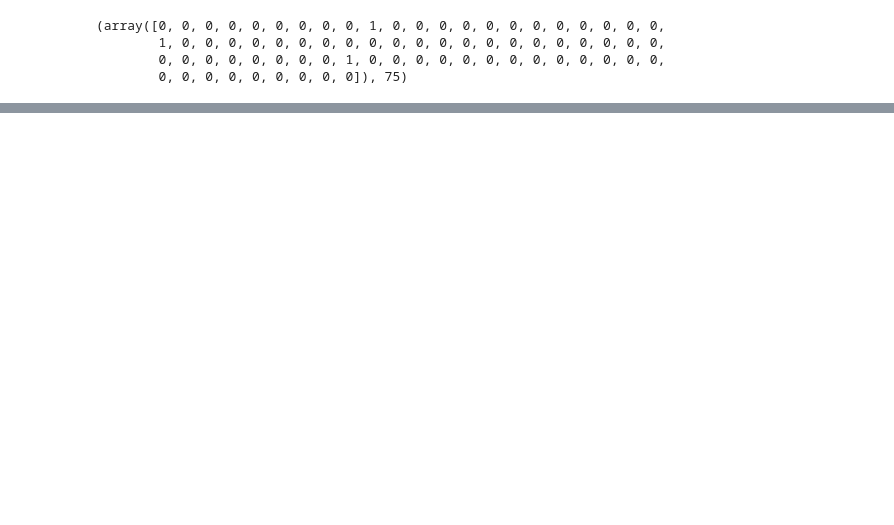
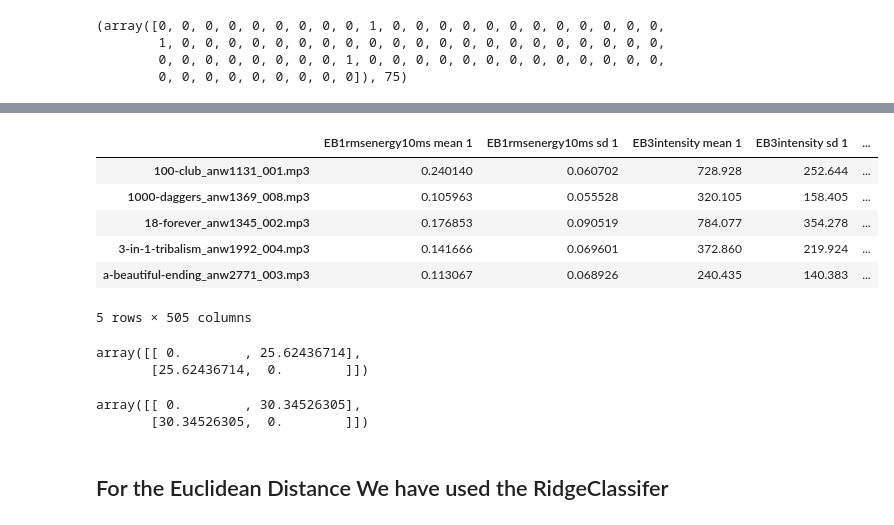
Before and after one commit to yardstick17/linear_models, a Jupyter notebook: multilabel_classifier.ipynb, the cells around one changed output, grey strips where cells are left out. Drawn from its saved outputs; the diff is of its cells as text; code cells hidden in the pictures; blank space fills up the shorter version.

Commit message:
Add model comparison, normalization and Euclidean distance calculation

```diff
--- a/multilabel_classifier.ipynb
+++ b/multilabel_classifier.ipynb
@@ -262,0 +450,10 @@ aayo-aayo_anw1678_002.mp3    >>>>>>   [('driving',)]
+# %%
+df.head()
+# %% [output]
+|  | EB1rmsenergy10ms mean 1 | EB1rmsenergy10ms sd 1 | EB3intensity mean 1 | EB3intensity sd 1 | ... |
+| 100-club_anw1131_001.mp3 | 0.240140 | 0.060702 | 728.928 | 252.644 | ... |
+| 1000-daggers_anw1369_008.mp3 | 0.105963 | 0.055528 | 320.105 | 158.405 | ... |
+| 18-forever_anw1345_002.mp3 | 0.176853 | 0.090519 | 784.077 | 354.278 | ... |
+| 3-in-1-tribalism_anw1992_004.mp3 | 0.141666 | 0.069601 | 372.860 | 219.924 | ... |
+| a-beautiful-ending_anw2771_003.mp3 | 0.113067 | 0.068926 | 240.435 | 140.383 | ... |
+5 rows × 505 columns
@@ -262,0 +471,15 @@ aayo-aayo_anw1678_002.mp3    >>>>>>   [('driving',)]
+# %%
+get_pairwise_distance('100-club_anw1131_001.mp3', '3-in-1-tribalism_anw1992_004.mp3')
+# %% [output]
+array([[ 0.        , 25.62436714],
+       [25.62436714,  0.        ]])
+# %%
+get_pairwise_distance('100-club_anw1131_001.mp3', 'across-the-planet_anw2775_004.mp3')
+# The First Row of the result shows the Euclidean Distance with respect to itself.
+# [ 0.        , 30.34526305] => Means, the song '100-club_anw1131_001.mp3' is at distance 0 from '100-club_anw1131_001.mp3,
+# The second value shows the songe '100-club_anw1131_001.mp3' is at distance 30.33 from 'across-the-planet_anw2775_004.mp3'
+# %% [output]
+array([[ 0.        , 30.34526305],
+       [30.34526305,  0.        ]])
+# %% [markdown]
+## For the Euclidean Distance We have used the RidgeClassifer
```
Also changed, not shown: parts of 37 cells of this notebook.
